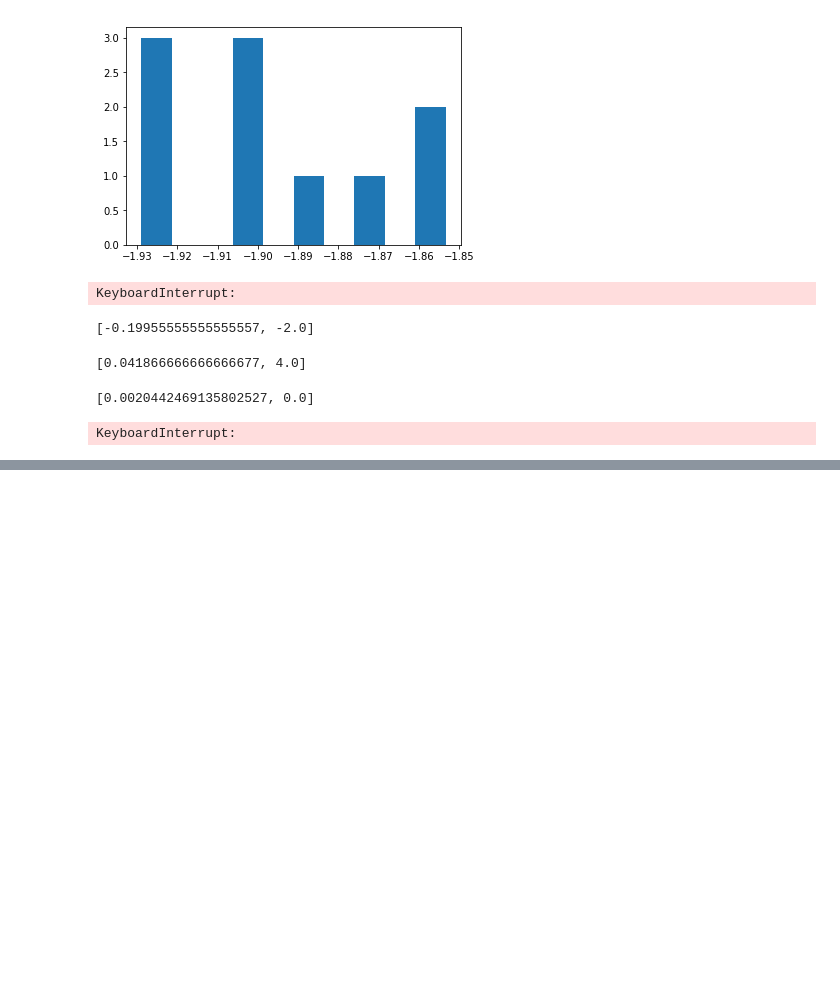
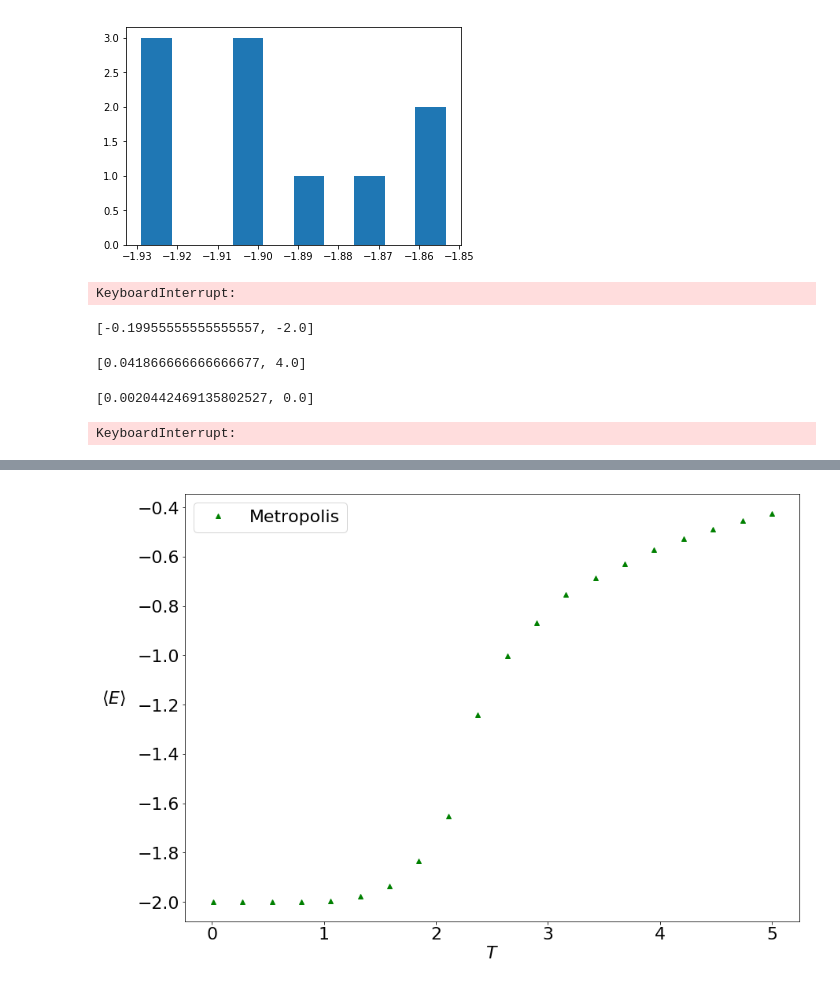
Before and after one commit to stevenstetzler/computational-physics, a Jupyter notebook: project1/phys5640_project1.ipynb, the cells around one changed output, grey strips where cells are left out. Cells and saved outputs as stored; diff of their text form; code cells hidden in the pictures; blank space fills up the shorter version.

Commit message:
update graphs

```diff
--- a/project1/phys5640_project1.ipynb
+++ b/project1/phys5640_project1.ipynb
@@ -605,0 +631,25 @@ KeyboardInterrupt:
+# %%
+Ts = []
+energies = []
+Cs = []
+acceptances = []
+
+with open("metropolis_sweep_c.txt", 'r') as in_file:
+    lines = in_file.readlines()
+    for l in lines:
+        Ts.append(float(l.split()[0]))
+        energies.append(float(l.split()[1]))
+        Cs.append(float(l.split()[2]))
+        acceptances.append(float(l.split()[3]))
+
+f, ax = plt.subplots(figsize=(14, 10))
+rcParams['font.size'] = 22
+
+ax.plot(Ts, energies, linestyle="None", marker="^", color="green", label='Metropolis')
+ax.set_ylabel(r"$\langle E \rangle$", rotation=0, labelpad=30)
+ax.set_xlabel(r"$T$")
+
+plt.legend()
+plt.show()
+# %% [output]
+[figure, added]
```
Also changed, not shown: parts of 9 cells of this notebook.
